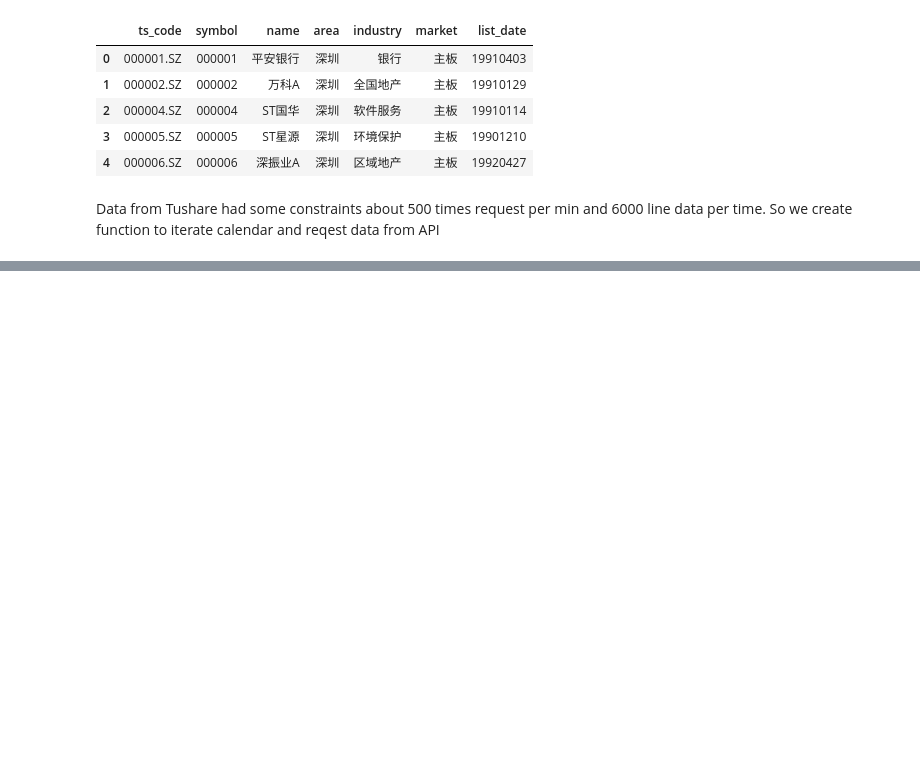
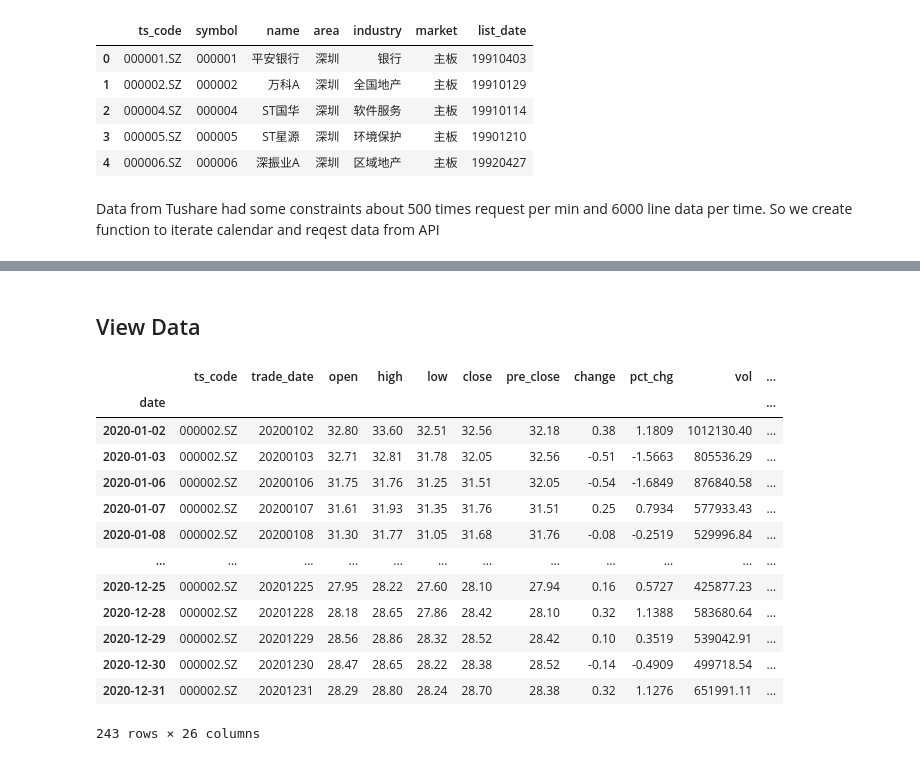
Before and after one commit to JiaRuiming-1/AI-Trading, a Jupyter notebook: P4_Factor_Rearch/TuShare_Coding.ipynb, the cells around one changed output, grey strips where cells are left out. Saved outputs shown, nothing was run; the diff lists cells and outputs as text; code cells hidden in the pictures; blank space fills up the shorter version.

```diff
--- a/P4_Factor_Rearch/TuShare_Coding.ipynb
+++ b/P4_Factor_Rearch/TuShare_Coding.ipynb
@@ -110,7 +196,25 @@ universe = universe.sort_values(by=["date", "ts_code"]).reset_index(drop=True)
+# %% [markdown]
+## View Data
 # %%
-# Create a screen for our Pipeline
-#universe = AverageDollarVolume(window_length = 60)>50000
-test = universe.sort_values(by=["ts_code",'date']).reset_index(drop=True)
-test['average60'] = test.rolling(60).mean()['amount']
-test = test.loc[test.average60 >= 50000]
+import matplotlib.pyplot as plt
+## macd
+ticker = '000002.SZ'
+ticker_df = indicator_df.loc[indicator_df.ts_code==ticker]
+ticker_df = ticker_df.set_index(ticker_df['date'])
+ticker_df
+# %% [output]
+|  | ts_code | trade_date | open | high | low | close | pre_close | change | pct_chg | vol | ... |
+| date |  |  |  |  |  |  |  |  |  |  | ... |
+| 2020-01-02 | 000002.SZ | 20200102 | 32.80 | 33.60 | 32.51 | 32.56 | 32.18 | 0.38 | 1.1809 | 1012130.40 | ... |
+| 2020-01-03 | 000002.SZ | 20200103 | 32.71 | 32.81 | 31.78 | 32.05 | 32.56 | -0.51 | -1.5663 | 805536.29 | ... |
+| 2020-01-06 | 000002.SZ | 20200106 | 31.75 | 31.76 | 31.25 | 31.51 | 32.05 | -0.54 | -1.6849 | 876840.58 | ... |
+| 2020-01-07 | 000002.SZ | 20200107 | 31.61 | 31.93 | 31.35 | 31.76 | 31.51 | 0.25 | 0.7934 | 577933.43 | ... |
+| 2020-01-08 | 000002.SZ | 20200108 | 31.30 | 31.77 | 31.05 | 31.68 | 31.76 | -0.08 | -0.2519 | 529996.84 | ... |
+| ... | ... | ... | ... | ... | ... | ... | ... | ... | ... | ... | ... |
+| 2020-12-25 | 000002.SZ | 20201225 | 27.95 | 28.22 | 27.60 | 28.10 | 27.94 | 0.16 | 0.5727 | 425877.23 | ... |
+| 2020-12-28 | 000002.SZ | 20201228 | 28.18 | 28.65 | 27.86 | 28.42 | 28.10 | 0.32 | 1.1388 | 583680.64 | ... |
+| 2020-12-29 | 000002.SZ | 20201229 | 28.56 | 28.86 | 28.32 | 28.52 | 28.42 | 0.10 | 0.3519 | 539042.91 | ... |
+| 2020-12-30 | 000002.SZ | 20201230 | 28.47 | 28.65 | 28.22 | 28.38 | 28.52 | -0.14 | -0.4909 | 499718.54 | ... |
+| 2020-12-31 | 000002.SZ | 20201231 | 28.29 | 28.80 | 28.24 | 28.70 | 28.38 | 0.32 | 1.1276 | 651991.11 | ... |
+243 rows × 26 columns
 # %%
```
Also changed, not shown: parts of 16 cells of this notebook.
